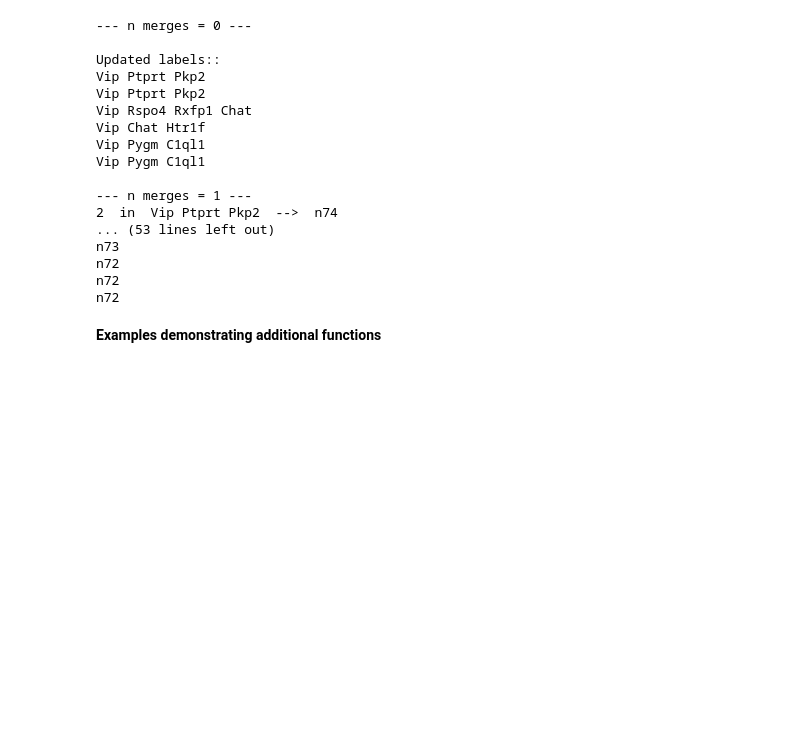
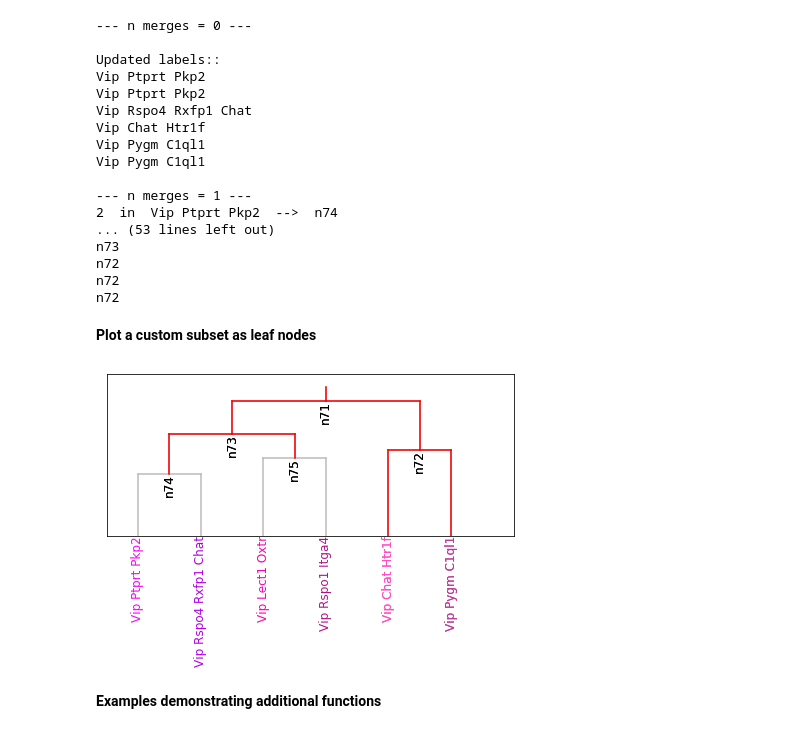
Before and after one commit to AllenInstitute/celltype_hierarchy, a Jupyter notebook: examples.ipynb, the cells around one changed output. Saved outputs shown, nothing was run; the diff lists cells and outputs as text; code cells hidden in the pictures; blank space fills up the shorter version.

Commit message:
Partial tree plot example added

```diff
--- a/examples.ipynb
+++ b/examples.ipynb
@@ -80,6 +81,28 @@ n73
 n72
 n72
 n72
+# %% [markdown]
+**Plot a custom subset as leaf nodes**
+# %%
+subtree = htree.get_subtree(node='n71')
+subtree.plot((6,3),fontsize=12)
+
+#Choose nodes to be leaf nodes in the partial tree
+kept_leaf_nodes = ['n74','n75','Vip Chat Htr1f','Vip Pygm C1ql1']
+
+#Obtain all relevant ancestor nodes:
+kept_tree_nodes=[]
+for node in kept_leaf_nodes:
+    kept_tree_nodes.extend(subtree.get_ancestors(node))
+    kept_tree_nodes.extend([node])
+
+kept_subtree_df = subtree.obj2df()
+kept_subtree=HTree(htree_df=kept_subtree_df[kept_subtree_df['child'].isin(kept_tree_nodes)])
+
+#Plot only the partial tree (exclude the `fig` argument to plot partial tree in a new figure):
+kept_subtree.plot((6,3),fontsize=12,skeletoncol='#FF0000',fig=plt.gcf())
+# %% [output]
+[figure, added]
 # %% [markdown]
 **Examples demonstrating additional functions**
 # %%
```
Also changed, not shown: parts of 4 cells of this notebook.
